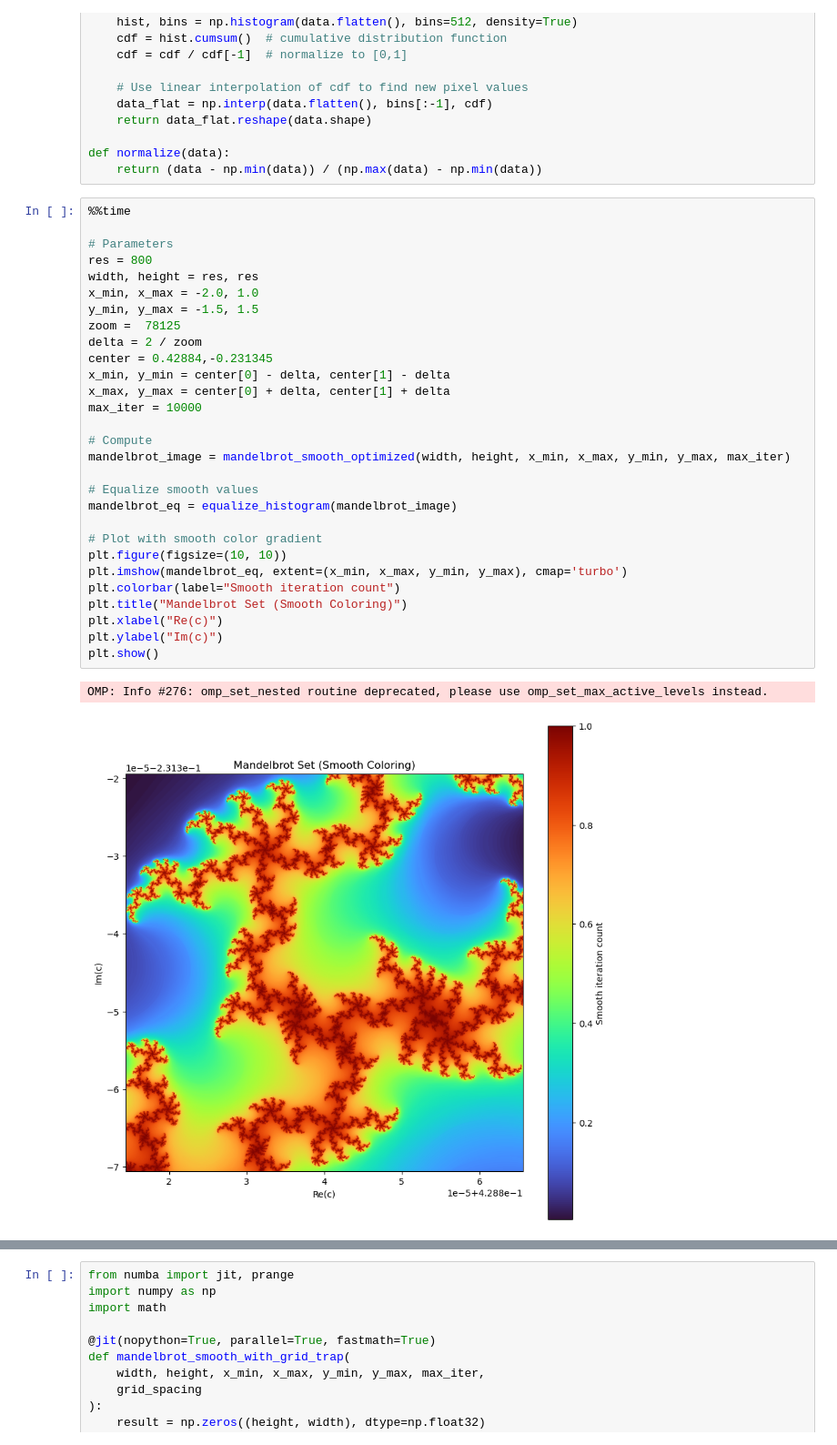
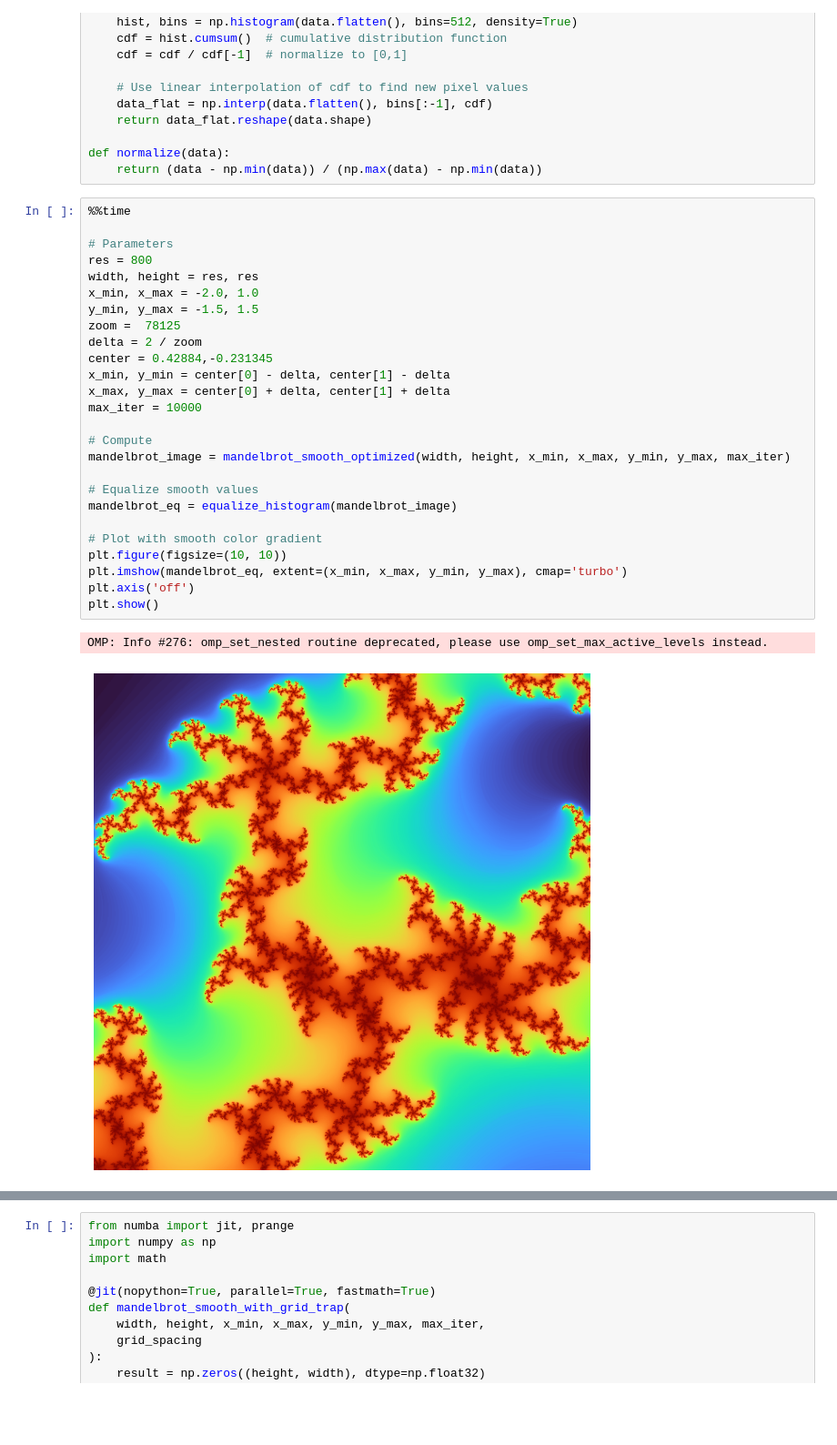
Before and after one commit to eandreas/fractal-art, a Jupyter notebook: mandelbrot.ipynb, the cells around one changed output, grey strips where cells are left out. Shown at 91% size. Cells and saved outputs as stored; diff of their text form; blank space fills up the shorter version.

```diff
--- a/mandelbrot.ipynb
+++ b/mandelbrot.ipynb
@@ -51,32 +51,29 @@ def normalize(data):
 # %%
 %%time
 
 # Parameters
 res = 800
 width, height = res, res
 x_min, x_max = -2.0, 1.0
 y_min, y_max = -1.5, 1.5
 zoom = 	78125
 delta = 2 / zoom
 center = 0.42884,-0.231345
 x_min, y_min = center[0] - delta, center[1] - delta
 x_max, y_max = center[0] + delta, center[1] + delta
 max_iter = 10000
 
 # Compute
 mandelbrot_image = mandelbrot_smooth_optimized(width, height, x_min, x_max, y_min, y_max, max_iter)
 
 # Equalize smooth values
 mandelbrot_eq = equalize_histogram(mandelbrot_image)
 
 # Plot with smooth color gradient
 plt.figure(figsize=(10, 10))
 plt.imshow(mandelbrot_eq, extent=(x_min, x_max, y_min, y_max), cmap='turbo')
-plt.colorbar(label="Smooth iteration count")
-plt.title("Mandelbrot Set (Smooth Coloring)")
-plt.xlabel("Re(c)")
-plt.ylabel("Im(c)")
+plt.axis('off')
 plt.show()
 # %% [output]
 OMP: Info #276: omp_set_nested routine deprecated, please use omp_set_max_active_levels instead.
-[figure, old version]
+[figure, new version]
```
Also changed, not shown: parts of 3 cells of this notebook.
